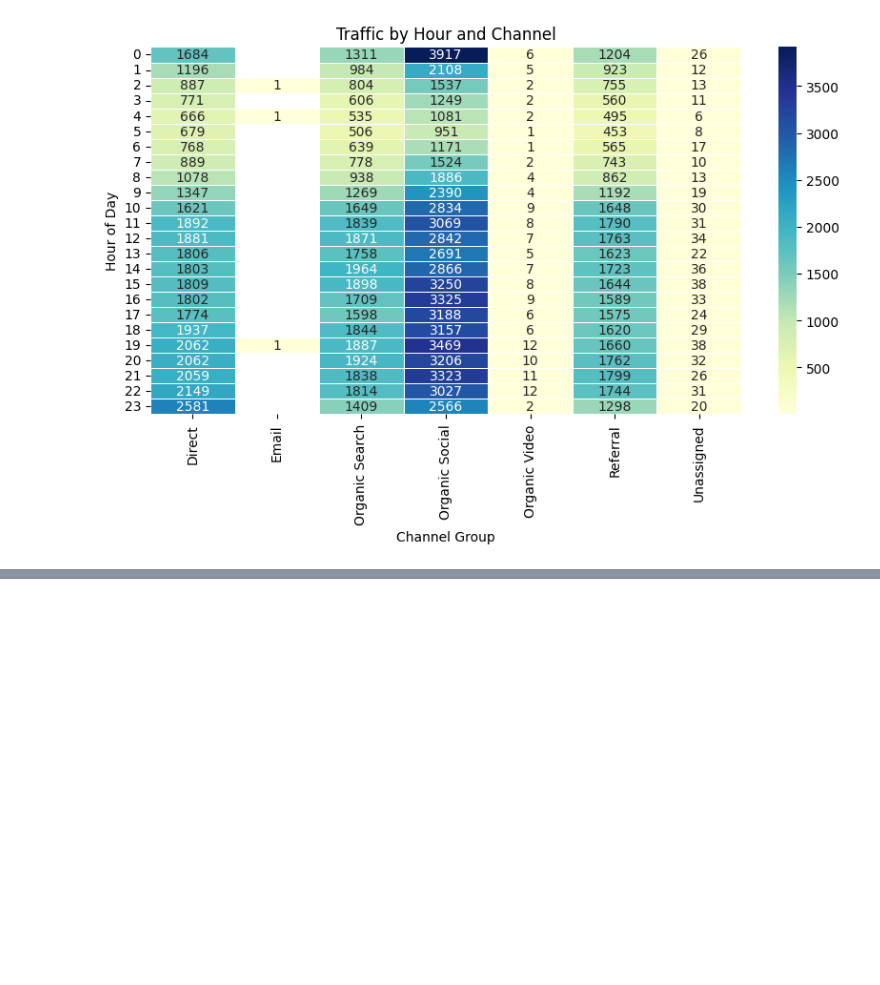
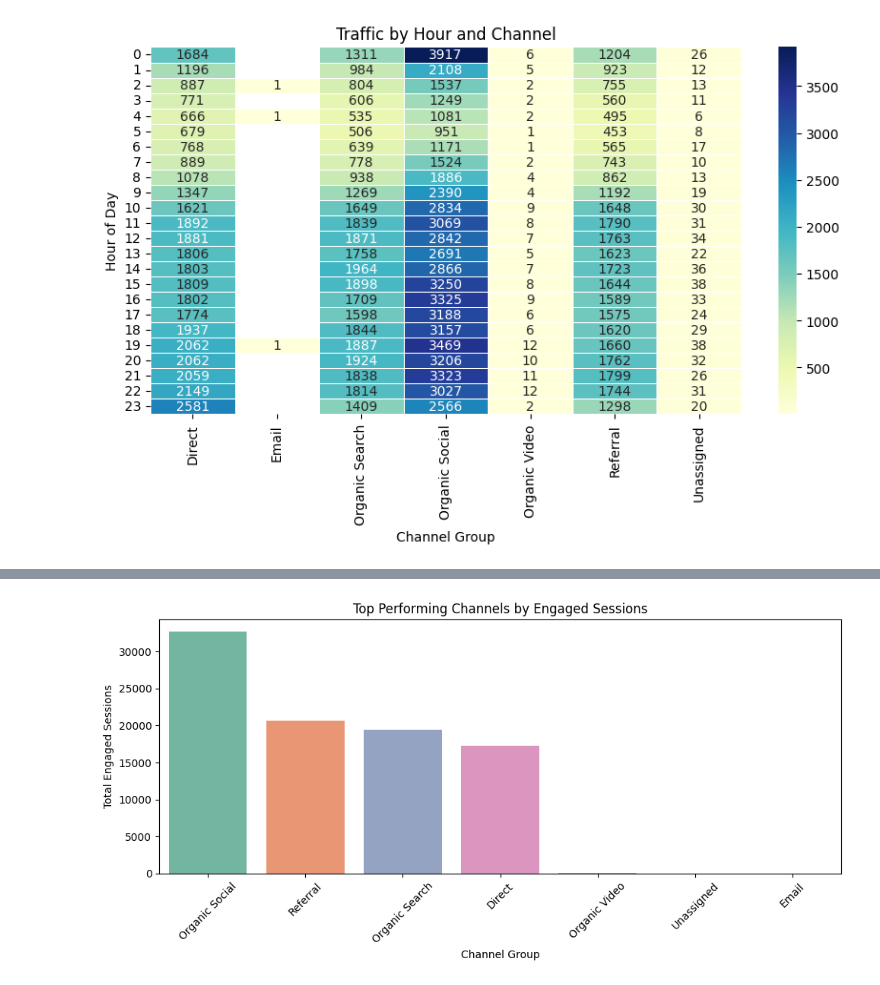
Before and after one commit to Mr-Biswas/May-June, a Jupyter notebook: End-to-End Web Traffic Analysis Using Python.ipynb, the cells around one changed output, grey strips where cells are left out. Cells and saved outputs as stored; diff of their text form; code cells hidden in the pictures; blank space fills up the shorter version.

```diff
--- a/End-to-End Web Traffic Analysis Using Python.ipynb
+++ b/End-to-End Web Traffic Analysis Using Python.ipynb
@@ -234,0 +261,13 @@ plt.show()
+# %%
+top_channels = df.groupby("channel group")[["Engaged sessions", "Engagement rate"]].sum().sort_values(by="Engaged sessions", ascending=False)
+
+plt.figure(figsize=(10,5))
+sns.barplot(x=top_channels.index, y=top_channels["Engaged sessions"], palette="Set2")
+plt.title("Top Performing Channels by Engaged Sessions")
+plt.xlabel("Channel Group")
+plt.ylabel("Total Engaged Sessions")
+plt.xticks(rotation=45)
+plt.tight_layout()
+plt.show()
+# %% [output]
+[figure, added]
```
Also changed, not shown: parts of 41 cells of this notebook.
